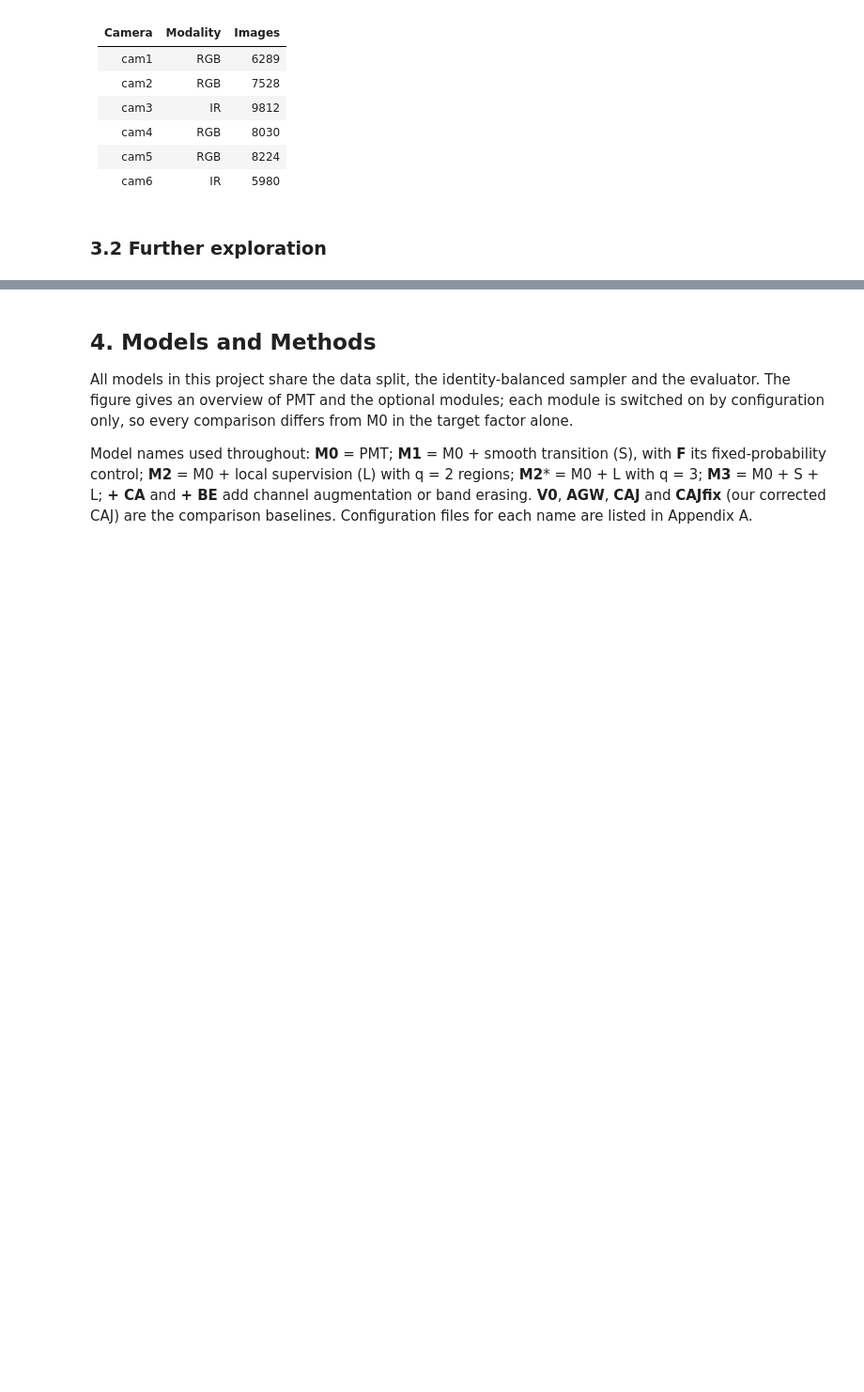
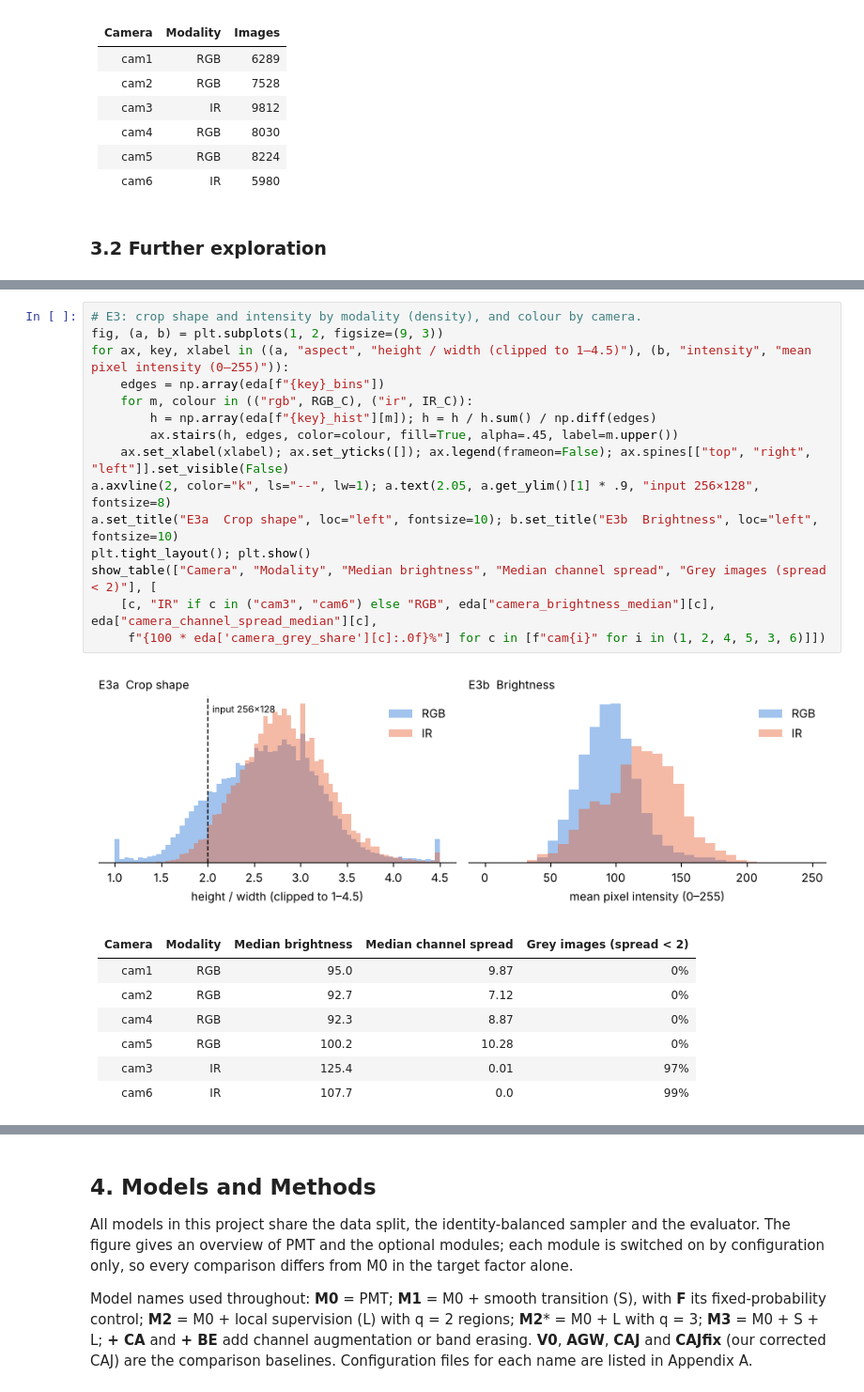
Before and after one commit to cattiesu2025/9444_project, a Jupyter notebook: submission/project.ipynb, the cells around one changed output, grey strips where cells are left out. Shown at 94% size. Saved outputs shown, nothing was run; the diff lists cells and outputs as text; blank space fills up the shorter version.

```diff
--- a/submission/project.ipynb
+++ b/submission/project.ipynb
@@ -111,0 +229,25 @@ Augmentation parameters for each model are listed in Section 4.6.
+# %%
+# E3: crop shape and intensity by modality (density), and colour by camera.
+fig, (a, b) = plt.subplots(1, 2, figsize=(9, 3))
+for ax, key, xlabel in ((a, "aspect", "height / width (clipped to 1–4.5)"), (b, "intensity", "mean pixel intensity (0–255)")):
+    edges = np.array(eda[f"{key}_bins"])
+    for m, colour in (("rgb", RGB_C), ("ir", IR_C)):
+        h = np.array(eda[f"{key}_hist"][m]); h = h / h.sum() / np.diff(edges)
+        ax.stairs(h, edges, color=colour, fill=True, alpha=.45, label=m.upper())
+    ax.set_xlabel(xlabel); ax.set_yticks([]); ax.legend(frameon=False); ax.spines[["top", "right", "left"]].set_visible(False)
+a.axvline(2, color="k", ls="--", lw=1); a.text(2.05, a.get_ylim()[1] * .9, "input 256×128", fontsize=8)
+a.set_title("E3a  Crop shape", loc="left", fontsize=10); b.set_title("E3b  Brightness", loc="left", fontsize=10)
+plt.tight_layout(); plt.show()
+show_table(["Camera", "Modality", "Median brightness", "Median channel spread", "Grey images (spread < 2)"], [
+    [c, "IR" if c in ("cam3", "cam6") else "RGB", eda["camera_brightness_median"][c], eda["camera_channel_spread_median"][c],
+     f"{100 * eda['camera_grey_share'][c]:.0f}%"] for c in [f"cam{i}" for i in (1, 2, 4, 5, 3, 6)]])
+# %% [output]
+[figure, added]
+| Camera | Modality | Median brightness | Median channel spread | Grey images (spread < 2) |
+| --- | --- | --- | --- | --- |
+| cam1 | RGB | 95.0 | 9.87 | 0% |
+| cam2 | RGB | 92.7 | 7.12 | 0% |
+| cam4 | RGB | 92.3 | 8.87 | 0% |
+| cam5 | RGB | 100.2 | 10.28 | 0% |
+| cam3 | IR | 125.4 | 0.01 | 97% |
+| cam6 | IR | 107.7 | 0.0 | 99% |
```
Also changed, not shown: parts of 24 cells of this notebook.
